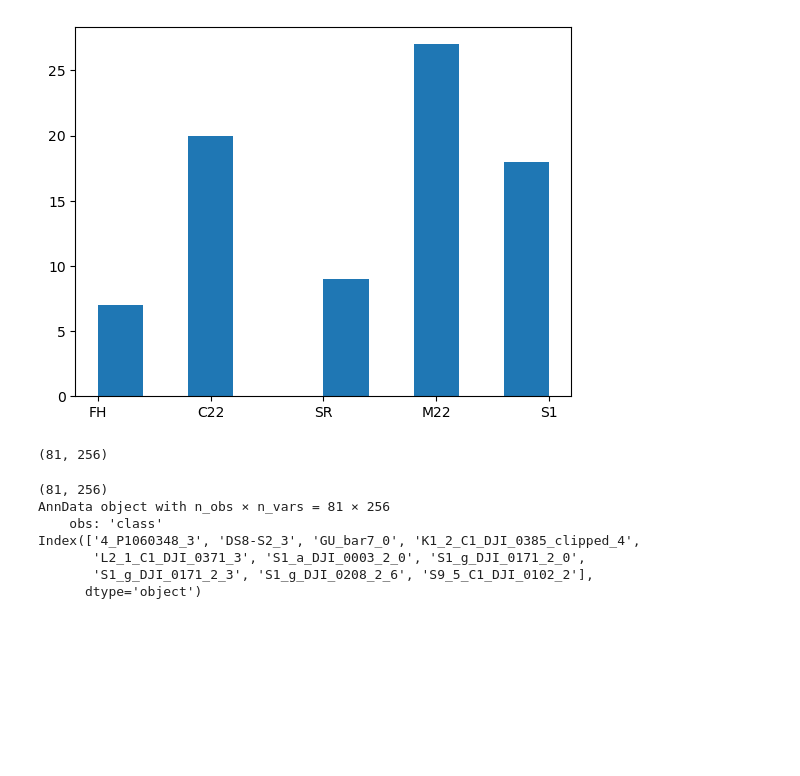
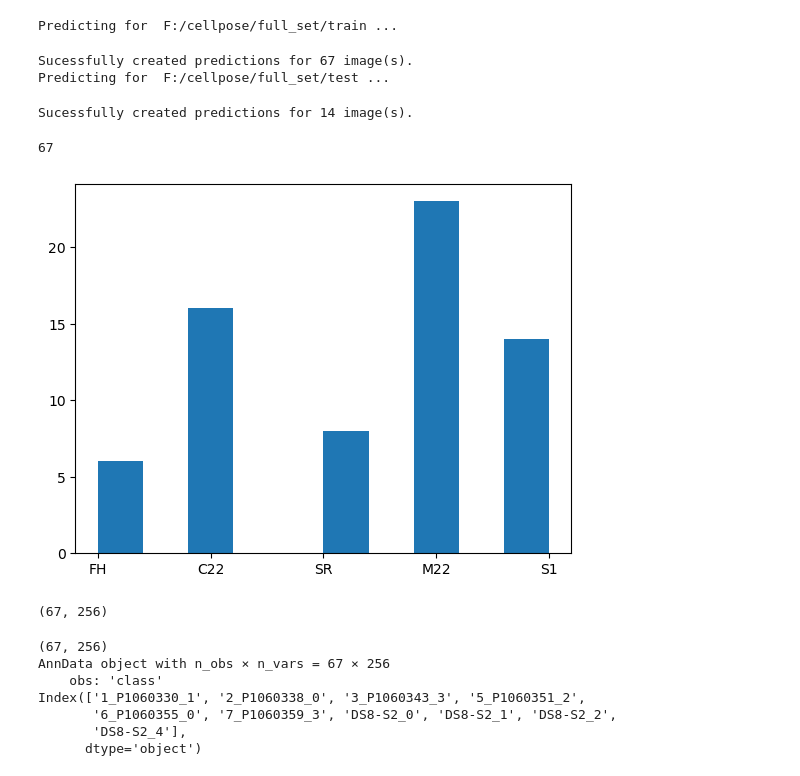
Before and after one commit to dmair1989/imagegrains, a Jupyter notebook: notebooks/tSNE.ipynb, the cells around one changed output. Cells and saved outputs as stored; diff of their text form; code cells hidden in the pictures; blank space fills up the shorter version.

```diff
--- a/notebooks/tSNE.ipynb
+++ b/notebooks/tSNE.ipynb
@@ -25,0 +24,7 @@ full_set found...
+# %%
+res=[segmentation_helper.predict_folder(im_paths[i],model,min_size=-1,TAR_DIR=Tar_path,return_results=True) for i in range(len(im_paths))]
+# %% [output]
+Predicting for  F:/cellpose/full_set/train ...
+Sucessfully created predictions for 67 image(s).
+Predicting for  F:/cellpose/full_set/test ...
+Sucessfully created predictions for 14 image(s).
@@ -32,53 +40,59 @@ pkl_file.close()
 # Get style vectors and names
 all_styles = res['full_set_0']['styles']
 all_names = res['full_set_0']['id']
+# %%
+train_s = all_styles[14:]
+trainnames = all_names[14:]
+len(train_s)
+# %% [output]
+67
 # %%
 classes = ['C22','M22','FH','SR','S1']
 C22_keys = ['kanaka','DS8','deer','hidden']
 M22_keys = ['L2','K1','S9']
 S1_keys = ['S1']
 FH_keys = ['P106']
 SR_keys = ['GU','Luet','Rhein','Simme','Thur']
 data_classes = []
-for idx in range(len(all_names)):
-    if any (x in all_names[idx] for x in C22_keys):
+for idx in range(len(trainnames)):
+    if any (x in trainnames[idx] for x in C22_keys):
         cl_name='C22'
-    elif any (x in all_names[idx] for x in M22_keys):
+    elif any (x in trainnames[idx] for x in M22_keys):
         cl_name='M22'
-    elif any (x in all_names[idx] for x in S1_keys):
+    elif any (x in trainnames[idx] for x in S1_keys):
         cl_name='S1'
-    elif any (x in all_names[idx] for x in FH_keys):
+    elif any (x in trainnames[idx] for x in FH_keys):
         cl_name='FH'
-    elif any (x in all_names[idx] for x in SR_keys):
+    elif any (x in trainnames[idx] for x in SR_keys):
         cl_name='SR'
     else:
         cl_name='unknown'
     data_classes.append(cl_name)
 plt.hist(data_classes);
 # %% [output]
-[figure, old version]
+[figure, new version]
 # %%
-aData = pd.DataFrame(all_styles)
+aData = pd.DataFrame(train_s)
 aData.shape
 # %% [output]
-(81, 256)
+(67, 256)
 # %%
 from scipy.sparse import csc_matrix
-sparseMatrix = csc_matrix(all_styles,
+sparseMatrix = csc_matrix(train_s,
                           dtype = np.float32).toarray()
 print(sparseMatrix.shape)
 adata=sc.AnnData(sparseMatrix)
-adata.obs_names= all_names
+adata.obs_names= trainnames
 adata.obs["class"]=data_classes
 print(adata)
 print(adata.obs_names[:10])
 # %% [output]
-(81, 256)
-AnnData object with n_obs × n_vars = 81 × 256
+(67, 256)
+AnnData object with n_obs × n_vars = 67 × 256
     obs: 'class'
-Index(['4_P1060348_3', 'DS8-S2_3', 'GU_bar7_0', 'K1_2_C1_DJI_0385_clipped_4',
-       'L2_1_C1_DJI_0371_3', 'S1_a_DJI_0003_2_0', 'S1_g_DJI_0171_2_0',
-       'S1_g_DJI_0171_2_3', 'S1_g_DJI_0208_2_6', 'S9_5_C1_DJI_0102_2'],
+Index(['1_P1060330_1', '2_P1060338_0', '3_P1060343_3', '5_P1060351_2',
+       '6_P1060355_0', '7_P1060359_3', 'DS8-S2_0', 'DS8-S2_1', 'DS8-S2_2',
+       'DS8-S2_4'],
       dtype='object')
 # %%
 sc.tl.pca(adata)
```
Also changed, not shown: parts of 20 cells of this notebook.
